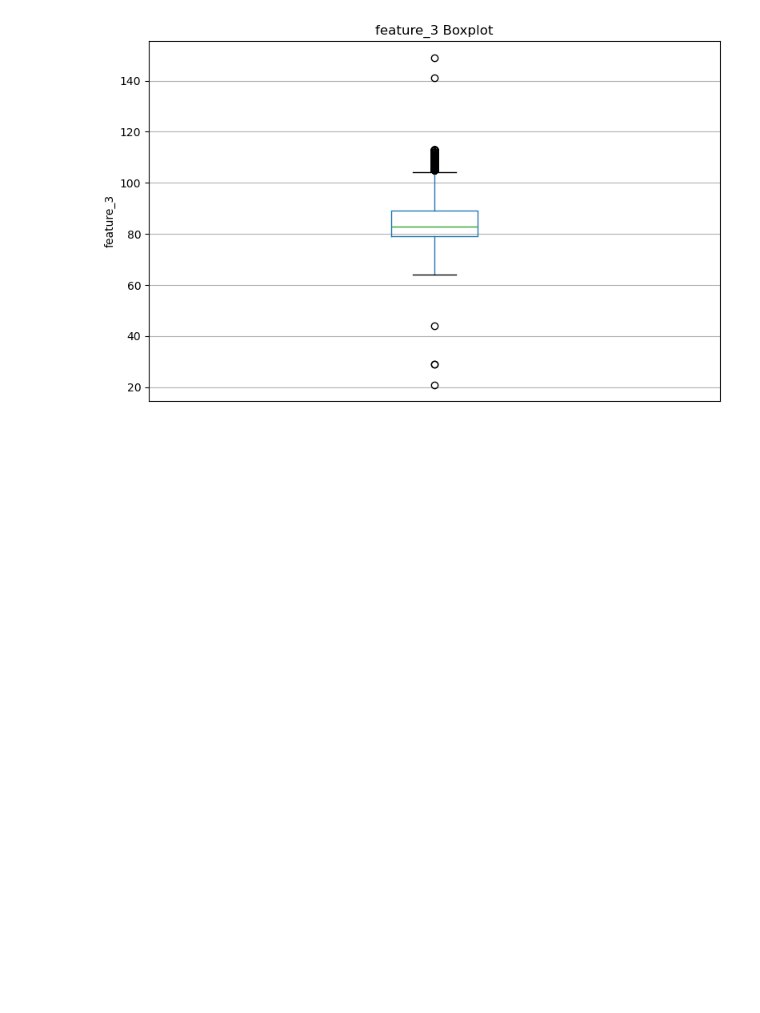
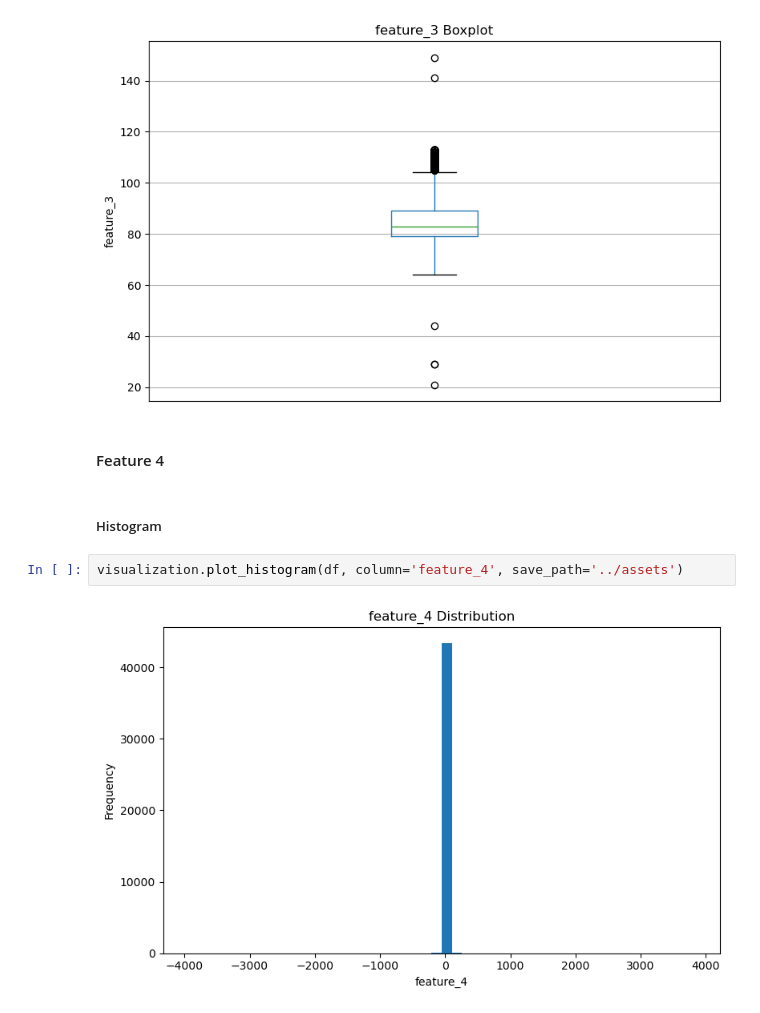
Before and after one commit to Daniyaliranmehr/Neural-Network-Training-Techniques, a Jupyter notebook: notebooks/01_data_preparation.ipynb, the cells around one changed output. Saved outputs shown, nothing was run; the diff lists cells and outputs as text; blank space fills up the shorter version.

```diff
--- a/notebooks/01_data_preparation.ipynb
+++ b/notebooks/01_data_preparation.ipynb
@@ -145,3 +145,11 @@ visualization.plot_histogram(df, column='feature_3', save_path='../assets')
 visualization.plot_boxplot(df, column='feature_3', save_path='../assets/')
 # %% [output]
 [figure]
+# %% [markdown]
+#### Feature 4
+# %% [markdown]
+##### Histogram
+# %%
+visualization.plot_histogram(df, column='feature_4', save_path='../assets')
+# %% [output]
+[figure, added]
```
Also changed, not shown: parts of 2 cells of this notebook, 3 other files.
